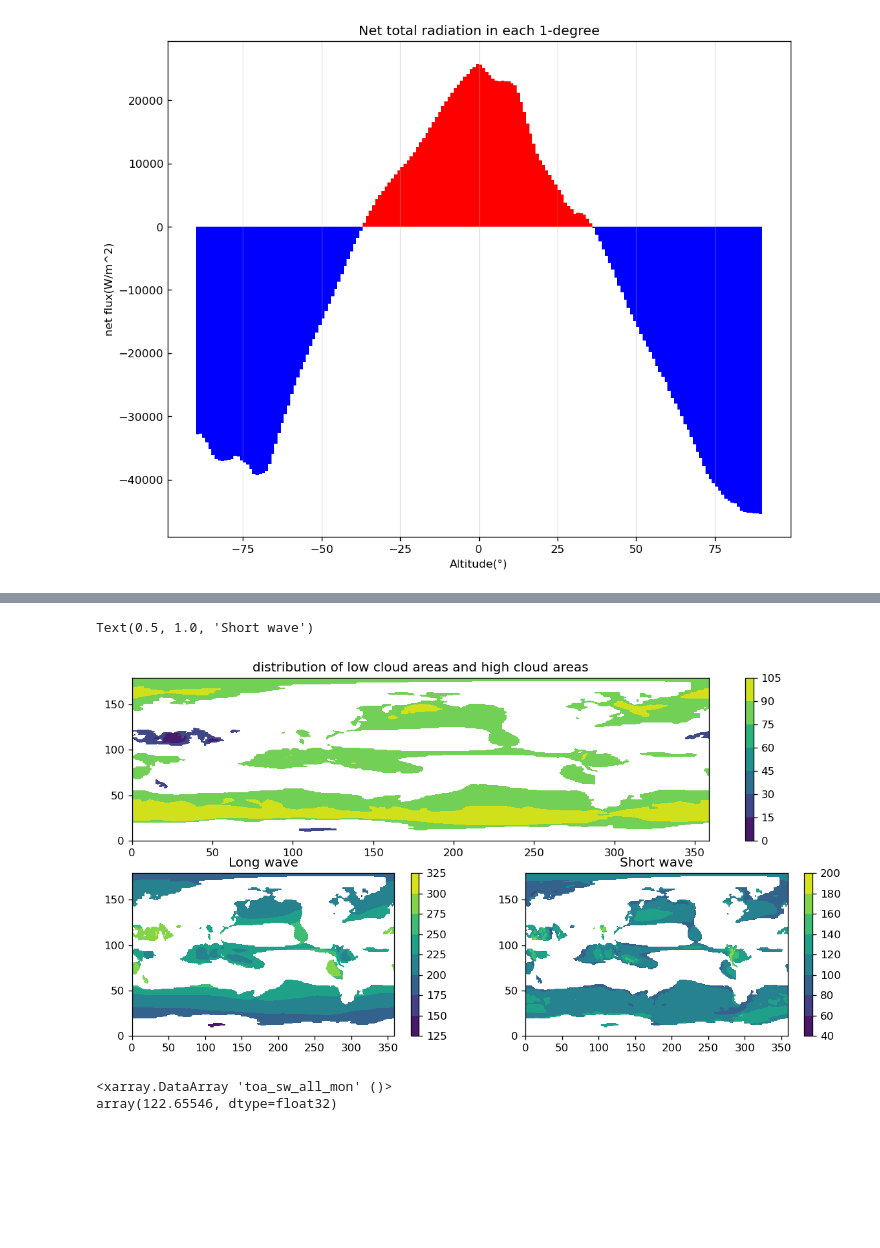
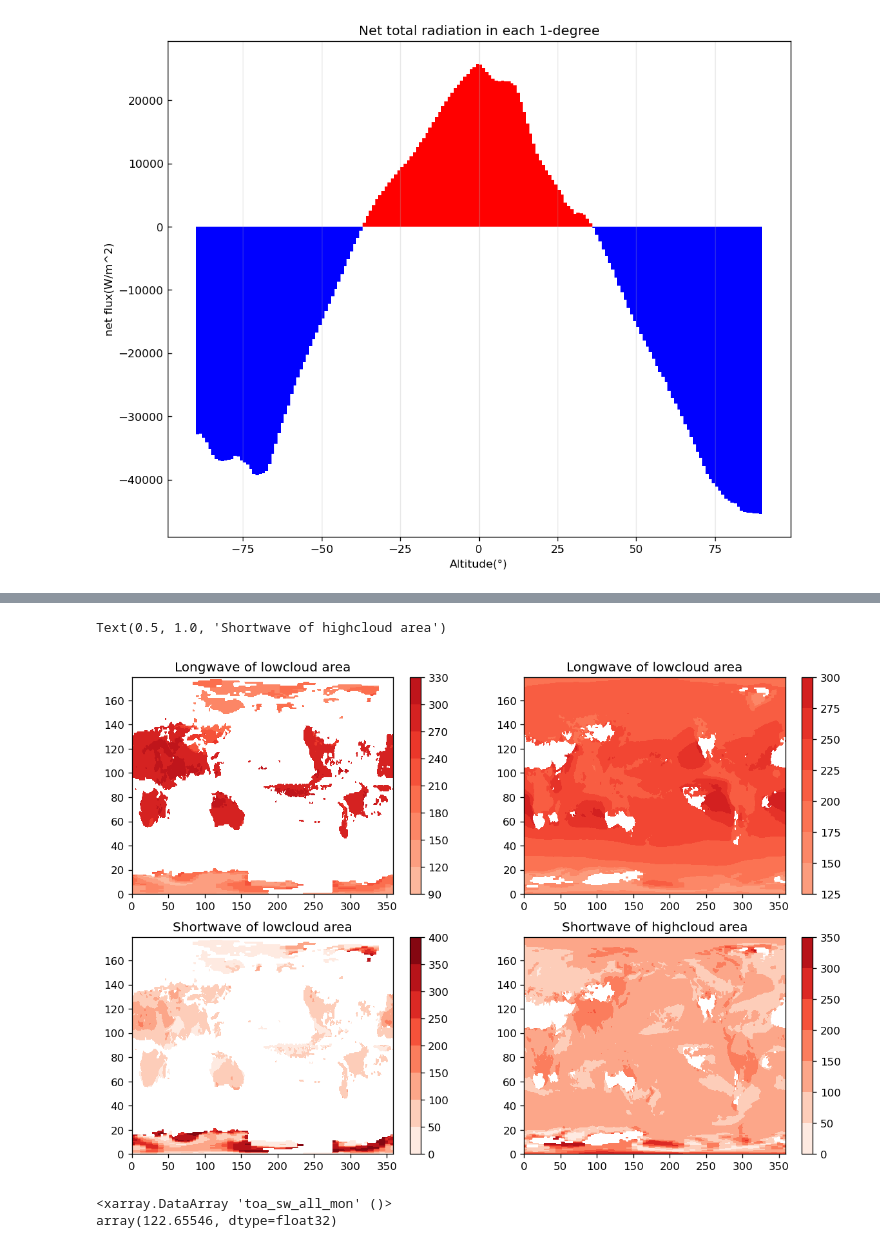
Before and after one commit to rico12312/ESE5023_Assignments_12332293, a Jupyter notebook: PS/PS3/PS3.ipynb, the cells around one changed output, grey strips where cells are left out. Drawn from its saved outputs; the diff is of its cells as text; code cells hidden in the pictures; blank space fills up the shorter version.

```diff
--- a/PS/PS3/PS3.ipynb
+++ b/PS/PS3/PS3.ipynb
@@ -385,3 +386,13 @@ plt.title('Net total radiation in each 1-degree')
 # %% [output]
 Text(0.5, 1.0, 'Net total radiation in each 1-degree')
 [figure]
+# %%
+# 2.4
+# select cloud area ， I was inspired by QiMingLiu
+lowcloud_area = data.where((data['cldarea_total_daynight_mon']<25)|(data['cldarea_total_daynight_mon']==25))
+lowcloud_area = lowcloud_area.mean(dim='time')
+highcloud_area = data.where((data['cldarea_total_daynight_mon']>75)|(data['cldarea_total_daynight_mon']==75))
+highcloud_area = highcloud_area.mean(dim='time')
+
+# check the result
+lowcloud_area
@@ -393,28 +442,40 @@ cloud_area = mean_time.where((mean_time['cldarea_total_daynight_mon']>75)|(mean_
 # %%
 # plot
-plt.figure(figsize=(12,6),dpi=120)
+plt.figure(figsize=(12,8),dpi=120)
 grid = plt.GridSpec(2, 2)
 
-# plot the distribution of low cloud areas and high cloud areas
-plt.subplot(grid[0:1, 0:2])
-plt.contourf(cloud_area['cldarea_total_daynight_mon'])
+# plot the long wave of low cloud areas and high cloud areas
+# low cloud areas
+plt.subplot(grid[0:1, 0:1])
+plt.contourf(lowcloud_area['toa_lw_all_mon'],cmap='Reds')
 plt.colorbar()
-plt.title('distribution of low cloud areas and high cloud areas')
+plt.clim(0,400)
+plt.title('Longwave of lowcloud area')
 
-# plot the longwave
+#high cloud areas
+plt.subplot(grid[0:1, 1:2])
+plt.contourf(highcloud_area['toa_lw_all_mon'],cmap='Reds')
+plt.colorbar()
+plt.clim(0,400)
+plt.title('Longwave of lowcloud area')
+
+# plot the long wave of low cloud areas and high cloud areas
+# low cloud areas
 plt.subplot(grid[1:2, 0:1])
-plt.contourf(cloud_area['toa_lw_all_mon'])
+plt.contourf(lowcloud_area['toa_sw_all_mon'],cmap='Reds')
 plt.colorbar()
-plt.title('Long wave')
+plt.clim(0,400)
+plt.title('Shortwave of lowcloud area')
 
-# plot the shortwave
+#high cloud areas
 plt.subplot(grid[1:2, 1:2])
-plt.contourf(cloud_area['toa_sw_all_mon'])
+plt.contourf(highcloud_area['toa_sw_all_mon'],cmap='Reds')
 plt.colorbar()
-plt.title('Short wave')
+plt.clim(0,400)
+plt.title('Shortwave of highcloud area')
 # %% [output]
-Text(0.5, 1.0, 'Short wave')
+Text(0.5, 1.0, 'Shortwave of highcloud area')
-[figure, old version]
+[figure, new version]
 # %%
 # 2.5
 
```
Also changed, not shown: parts of 15 cells of this notebook.
